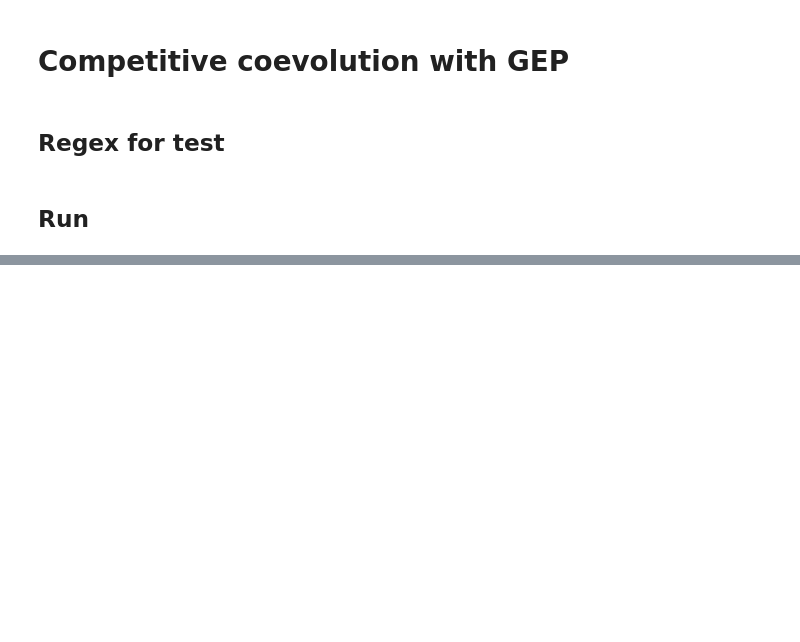
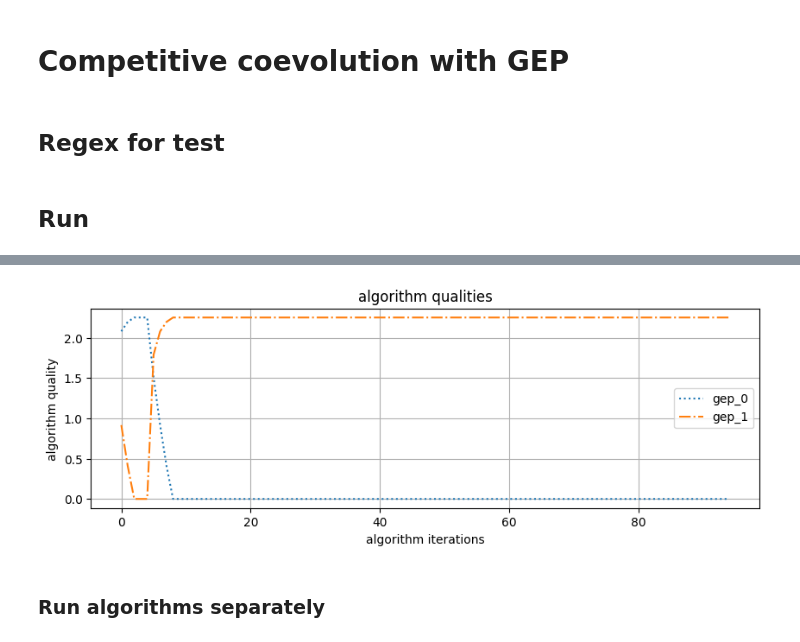
Before and after one commit to suboty/ret, a Jupyter notebook: research/Coevolutionary Demo for GEP.ipynb, the cells around one changed output, grey strips where cells are left out. Saved outputs shown, nothing was run; the diff lists cells and outputs as text; code cells hidden in the pictures; blank space fills up the shorter version.

```diff
--- a/research/Coevolutionary Demo for GEP.ipynb
+++ b/research/Coevolutionary Demo for GEP.ipynb
@@ -103,9 +112,13 @@ visualize(
 # %%
 import matplotlib.pyplot as plt
 from coevolutionary.utils.visualization import visualize_algorithms_quality
 
 plt.rcParams["figure.figsize"] = (10, 3)
 visualize_algorithms_quality(
-    population_qualities_history=cm.population_qualities_history,
-    algorithm_names=cm.get_algorithm_names()
+    population_qualities_history=population_qualities_history,
+    algorithm_names=coev_names
 )
+# %% [output]
+[figure, added]
+# %% [markdown]
+### Run algorithms separately
```
Also changed, not shown: parts of 11 cells of this notebook, 1 other file.
